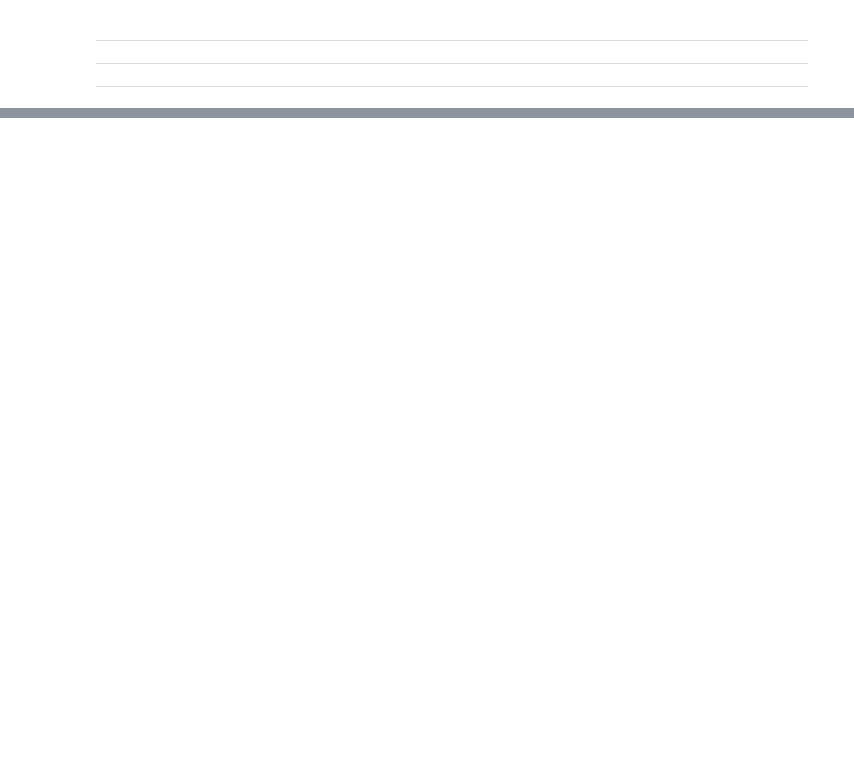
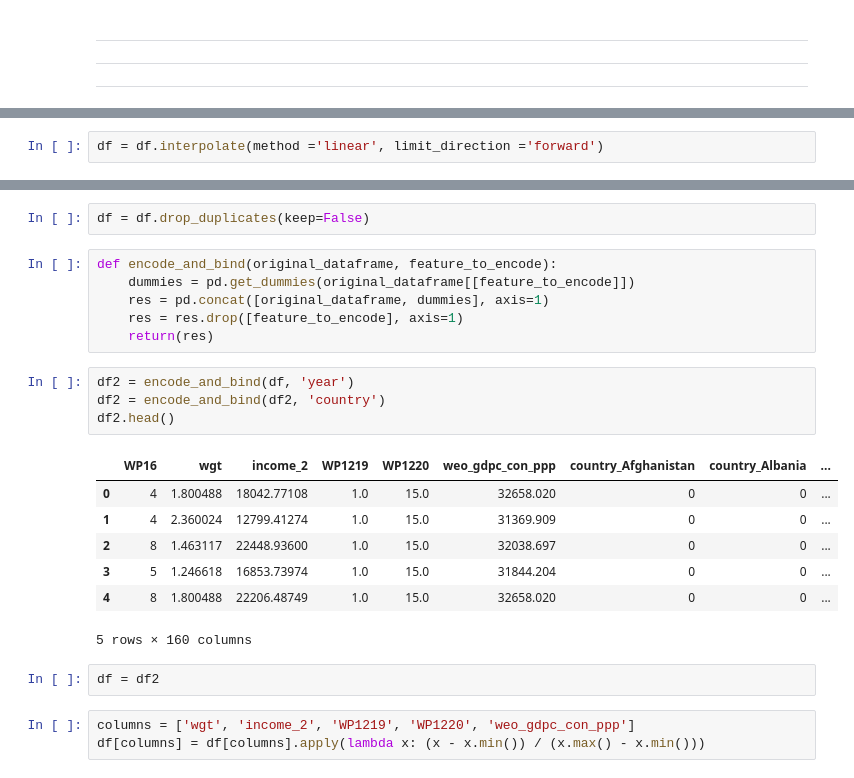
Before and after one commit to AmrMKayid/nam, a Jupyter notebook: main.ipynb, the cells around one changed output, grey strips where cells are left out. Cells and saved outputs as stored; diff of their text form; blank space fills up the shorter version.

```diff
--- a/main.ipynb
+++ b/main.ipynb
@@ -461,0 +987,2 @@ trainer.test(model=engine, test_dataloaders=test_dl)
+# %%
+df = df.interpolate(method ='linear', limit_direction ='forward')
@@ -461,0 +1000,25 @@ trainer.test(model=engine, test_dataloaders=test_dl)
+# %%
+df = df.drop_duplicates(keep=False)
+# %%
+def encode_and_bind(original_dataframe, feature_to_encode):
+    dummies = pd.get_dummies(original_dataframe[[feature_to_encode]])
+    res = pd.concat([original_dataframe, dummies], axis=1)
+    res = res.drop([feature_to_encode], axis=1)
+    return(res)
+# %%
+df2 = encode_and_bind(df, 'year')
+df2 = encode_and_bind(df2, 'country')
+df2.head()
+# %% [output]
+|  | WP16 | wgt | income_2 | WP1219 | WP1220 | weo_gdpc_con_ppp | country_Afghanistan | country_Albania | ... |
+| 0 | 4 | 1.800488 | 18042.77108 | 1.0 | 15.0 | 32658.020 | 0 | 0 | ... |
+| 1 | 4 | 2.360024 | 12799.41274 | 1.0 | 15.0 | 31369.909 | 0 | 0 | ... |
+| 2 | 8 | 1.463117 | 22448.93600 | 1.0 | 15.0 | 32038.697 | 0 | 0 | ... |
+| 3 | 5 | 1.246618 | 16853.73974 | 1.0 | 15.0 | 31844.204 | 0 | 0 | ... |
+| 4 | 8 | 1.800488 | 22206.48749 | 1.0 | 15.0 | 32658.020 | 0 | 0 | ... |
+5 rows × 160 columns
+# %%
+df = df2
+# %%
+columns = ['wgt', 'income_2', 'WP1219', 'WP1220', 'weo_gdpc_con_ppp']
+df[columns] = df[columns].apply(lambda x: (x - x.min()) / (x.max() - x.min()))
```
Also changed, not shown: parts of 85 cells of this notebook, 1 other file.
